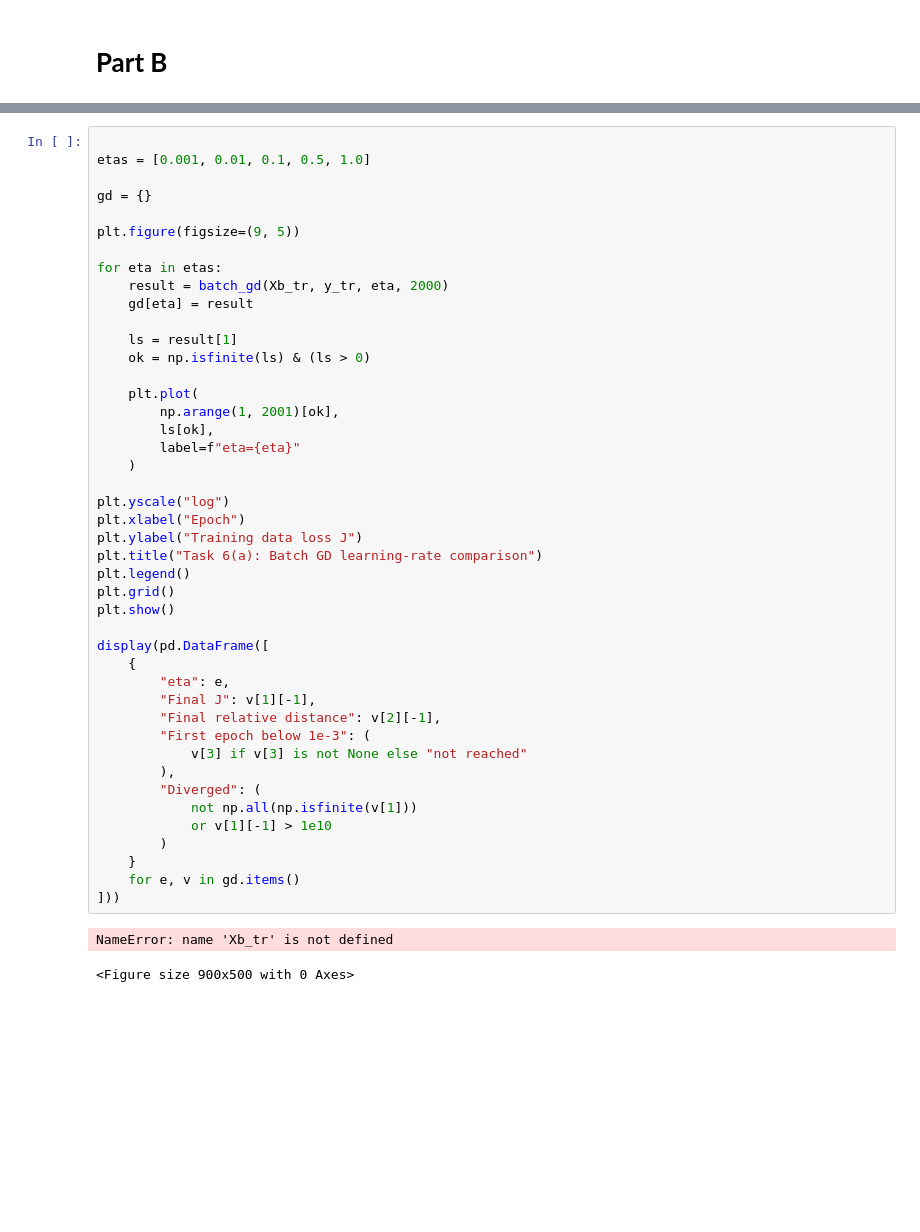
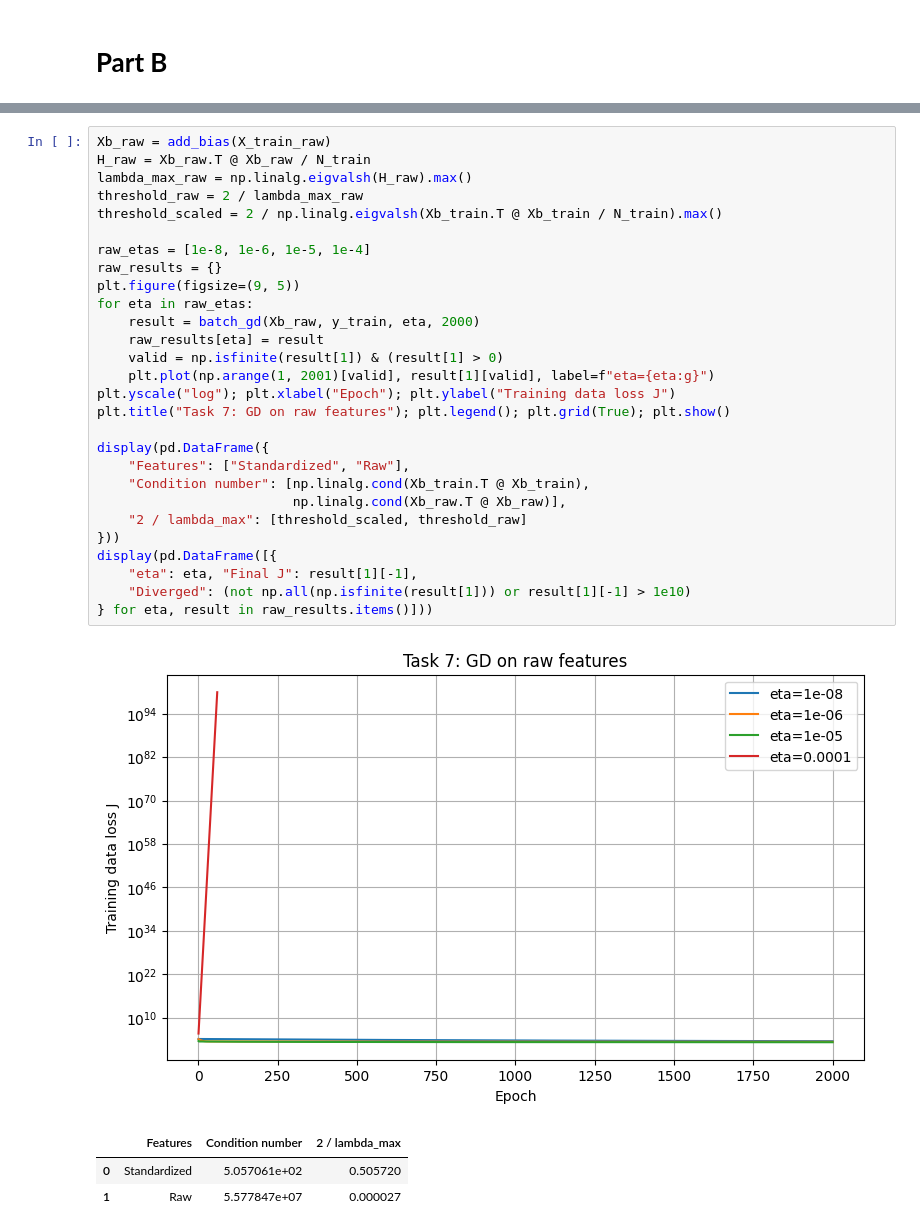
Before and after one commit to Ziad-Gebril/Linear-Models-and-Support-Vector-Machines, a Jupyter notebook: ML_assignment_2.ipynb, the cells around one changed output, grey strips where cells are left out. Drawn from its saved outputs; the diff is of its cells as text; blank space fills up the shorter version.

```diff
--- a/ML_assignment_2.ipynb
+++ b/ML_assignment_2.ipynb
@@ -625,47 +644,33 @@ def batch_gd(Xb, y, eta, epochs, w0=None):
 # %%
+Xb_raw = add_bias(X_train_raw)
+H_raw = Xb_raw.T @ Xb_raw / N_train
+lambda_max_raw = np.linalg.eigvalsh(H_raw).max()
+threshold_raw = 2 / lambda_max_raw
+threshold_scaled = 2 / np.linalg.eigvalsh(Xb_train.T @ Xb_train / N_train).max()
 
-etas = [0.001, 0.01, 0.1, 0.5, 1.0]
+raw_etas = [1e-8, 1e-6, 1e-5, 1e-4]
+raw_results = {}
+plt.figure(figsize=(9, 5))
+for eta in raw_etas:
+    result = batch_gd(Xb_raw, y_train, eta, 2000)
+    raw_results[eta] = result
+    valid = np.isfinite(result[1]) & (result[1] > 0)
+    plt.plot(np.arange(1, 2001)[valid], result[1][valid], label=f"eta={eta:g}")
+plt.yscale("log"); plt.xlabel("Epoch"); plt.ylabel("Training data loss J")
+plt.title("Task 7: GD on raw features"); plt.legend(); plt.grid(True); plt.show()
 
-gd = {}
-
-plt.figure(figsize=(9, 5))
-
-for eta in etas:
-    result = batch_gd(Xb_tr, y_tr, eta, 2000)
-    gd[eta] = result
-
-    ls = result[1]
-    ok = np.isfinite(ls) & (ls > 0)
-
-    plt.plot(
-        np.arange(1, 2001)[ok],
-        ls[ok],
-        label=f"eta={eta}"
-    )
-
-plt.yscale("log")
-plt.xlabel("Epoch")
-plt.ylabel("Training data loss J")
-plt.title("Task 6(a): Batch GD learning-rate comparison")
-plt.legend()
-plt.grid()
-plt.show()
-
-display(pd.DataFrame([
-    {
-        "eta": e,
-        "Final J": v[1][-1],
-        "Final relative distance": v[2][-1],
-        "First epoch below 1e-3": (
-            v[3] if v[3] is not None else "not reached"
-        ),
-        "Diverged": (
-            not np.all(np.isfinite(v[1]))
-            or v[1][-1] > 1e10
-        )
-    }
-    for e, v in gd.items()
-]))
+display(pd.DataFrame({
+    "Features": ["Standardized", "Raw"],
+    "Condition number": [np.linalg.cond(Xb_train.T @ Xb_train),
+                         np.linalg.cond(Xb_raw.T @ Xb_raw)],
+    "2 / lambda_max": [threshold_scaled, threshold_raw]
+}))
+display(pd.DataFrame([{
+    "eta": eta, "Final J": result[1][-1],
+    "Diverged": (not np.all(np.isfinite(result[1])) or result[1][-1] > 1e10)
+} for eta, result in raw_results.items()]))
 # %% [output]
-NameError: name 'Xb_tr' is not defined
-<Figure size 900x500 with 0 Axes>
+[figure, added]
+|  | Features | Condition number | 2 / lambda_max |
+| 0 | Standardized | 5.057061e+02 | 0.505720 |
+| 1 | Raw | 5.577847e+07 | 0.000027 |
```
Also changed, not shown: parts of 25 cells of this notebook.
